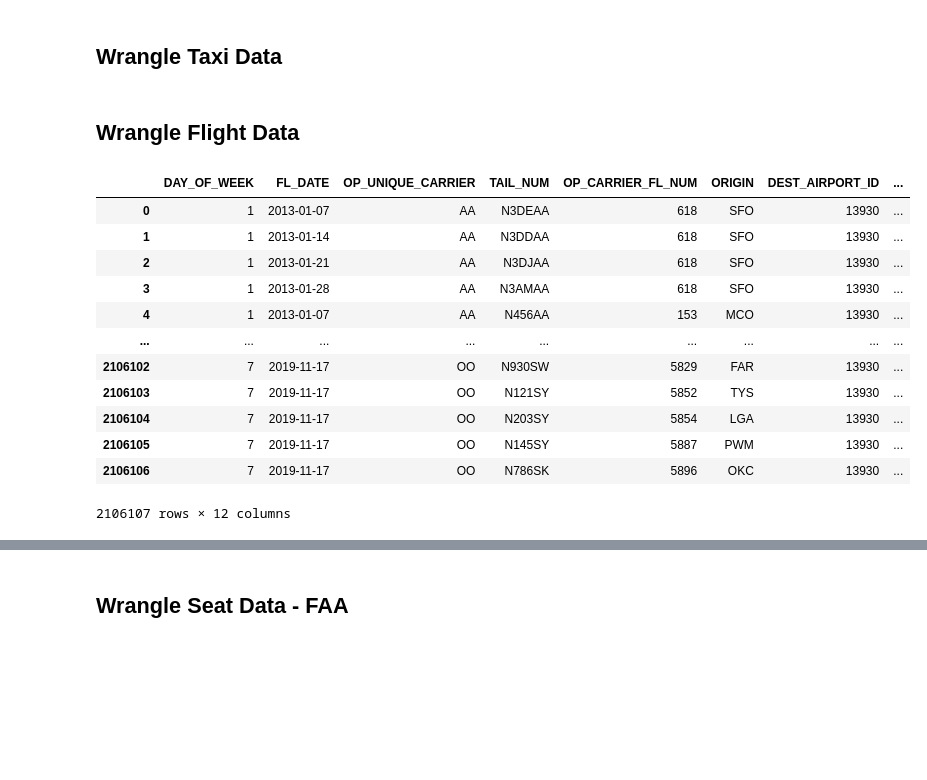
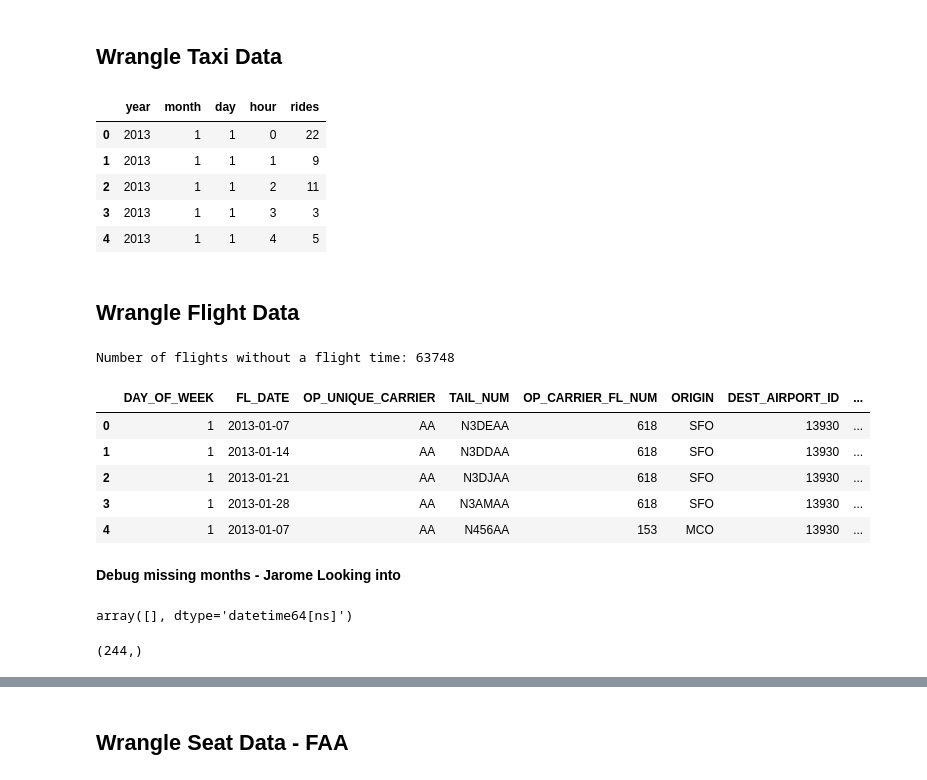
Before and after one commit to jsleslie/Ohare_taxi_demand, a Jupyter notebook: src/data_wrangling.ipynb, the cells around one changed output, grey strips where cells are left out. Cells and saved outputs as stored; diff of their text form; code cells hidden in the pictures; blank space fills up the shorter version.

```diff
--- a/src/data_wrangling.ipynb
+++ b/src/data_wrangling.ipynb
@@ -164,6 +176,15 @@ ORD_weather_hourly = ORD_weather.groupby(['year', 'month', 'day', 'hour']).mean(
 # %%
 # Remove unnecessary columns
 ORD_outbound = ORD_outbound.drop(columns=['Unnamed: 0', 'pickup_community_area'])
+# %%
+ORD_outbound.head(5)
+# %% [output]
+|  | year | month | day | hour | rides |
+| 0 | 2013 | 1 | 1 | 0 | 22 |
+| 1 | 2013 | 1 | 1 | 1 | 9 |
+| 2 | 2013 | 1 | 1 | 2 | 11 |
+| 3 | 2013 | 1 | 1 | 3 | 3 |
+| 4 | 2013 | 1 | 1 | 4 | 5 |
 # %% [markdown]
 ## Wrangle Flight Data
 # %%
@@ -171,25 +194,34 @@ ORD_OTP = ORD_OTP.drop(columns=['Unnamed: 0'])
 ORD_OTP['FL_DATE'] = pd.to_datetime(ORD_OTP['FL_DATE'])
+# %%
+print("Number of flights without a flight time:", sum(ORD_OTP['ARR_TIME'].isna()))
+# %% [output]
+Number of flights without a flight time: 63748
 # %%
-# ORD_OTP['year'] = pd.DatetimeIndex(ORD_OTP['FL_DATE']).year
-# ORD_OTP['month'] = pd.DatetimeIndex(ORD_OTP['FL_DATE']).month
-# ORD_OTP['day'] = pd.DatetimeIndex(ORD_OTP['FL_DATE']).day
-# ORD_OTP = ORD_OTP.rename(columns={'ARR_HOUR':'hour'})
-# ORD_OTP = ORD_OTP.dropna()
-# ORD_OTP.astype({'hour': 'int64'})
-# ORD_OTP = ORD_OTP.drop(columns=["FL_DATE"])
+# Strip out time categories
+ORD_OTP['year'] = pd.DatetimeIndex(ORD_OTP['FL_DATE']).year
+ORD_OTP['month'] = pd.DatetimeIndex(ORD_OTP['FL_DATE']).month
+ORD_OTP['day'] = pd.DatetimeIndex(ORD_OTP['FL_DATE']).day
+# Drop out NAs in arrival time so that hour can be pulled out
+ORD_OTP = ORD_OTP.dropna(subset=['ARR_TIME'])
+# Extract flight hour
+ORD_OTP['hour'] = (ORD_OTP['ARR_TIME']/100).apply(math.floor)
+ORD_OTP = ORD_OTP.astype({'hour': 'int64'})
 # %%
-ORD_OTP
+ORD_OTP.head(5)
 # %% [output]
 |  | DAY_OF_WEEK | FL_DATE | OP_UNIQUE_CARRIER | TAIL_NUM | OP_CARRIER_FL_NUM | ORIGIN | DEST_AIRPORT_ID | ... |
 | 0 | 1 | 2013-01-07 | AA | N3DEAA | 618 | SFO | 13930 | ... |
 | 1 | 1 | 2013-01-14 | AA | N3DDAA | 618 | SFO | 13930 | ... |
 | 2 | 1 | 2013-01-21 | AA | N3DJAA | 618 | SFO | 13930 | ... |
 | 3 | 1 | 2013-01-28 | AA | N3AMAA | 618 | SFO | 13930 | ... |
 | 4 | 1 | 2013-01-07 | AA | N456AA | 153 | MCO | 13930 | ... |
-| ... | ... | ... | ... | ... | ... | ... | ... | ... |
-| 2106102 | 7 | 2019-11-17 | OO | N930SW | 5829 | FAR | 13930 | ... |
-| 2106103 | 7 | 2019-11-17 | OO | N121SY | 5852 | TYS | 13930 | ... |
-| 2106104 | 7 | 2019-11-17 | OO | N203SY | 5854 | LGA | 13930 | ... |
-| 2106105 | 7 | 2019-11-17 | OO | N145SY | 5887 | PWM | 13930 | ... |
-| 2106106 | 7 | 2019-11-17 | OO | N786SK | 5896 | OKC | 13930 | ... |
-2106107 rows × 12 columns
+# %% [markdown]
+**Debug missing months - Jarome Looking into**
+# %%
+ORD_OTP[(ORD_OTP['FL_DATE'] > '2017-04-01') & (ORD_OTP['FL_DATE'] < '2017-04-30')]['FL_DATE'].unique()
+# %% [output]
+array([], dtype='datetime64[ns]')
+# %%
+ORD_OTP[(ORD_OTP['FL_DATE'] > '2016-01-01') & (ORD_OTP['FL_DATE'] < '2017-01-01')]['FL_DATE'].unique().shape
+# %% [output]
+(244,)
```
Also changed, not shown: parts of 41 cells of this notebook.
